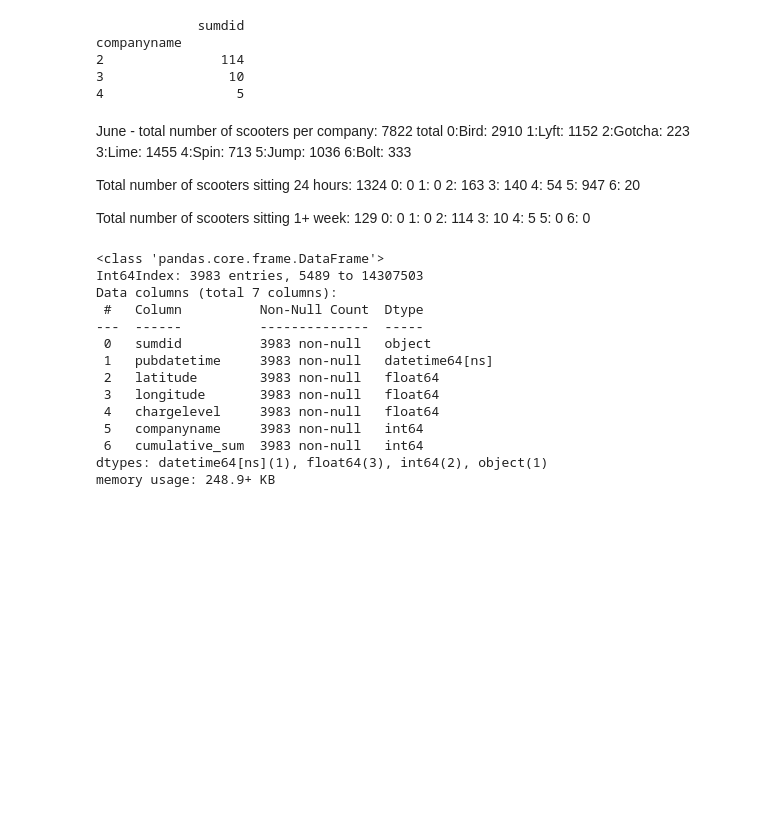
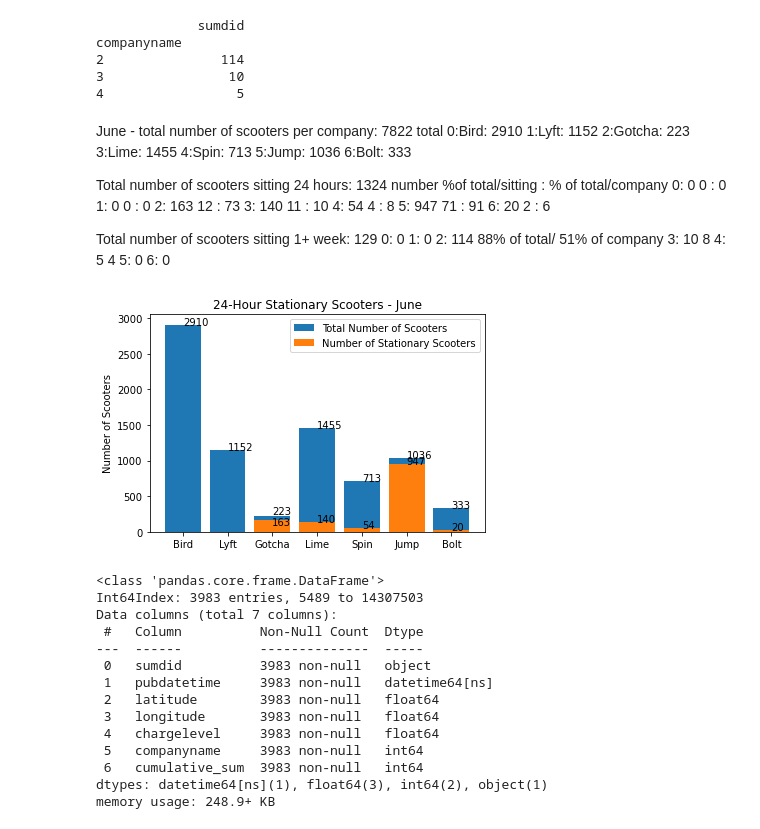
Before and after one commit to Rhunsilval/nashville_scooters_python, a Jupyter notebook: notebooks/5_stationary_scooter_analysis_visuals.ipynb, the cells around one changed output. Saved outputs shown, nothing was run; the diff lists cells and outputs as text; code cells hidden in the pictures; blank space fills up the shorter version.

```diff
--- a/notebooks/5_stationary_scooter_analysis_visuals.ipynb
+++ b/notebooks/5_stationary_scooter_analysis_visuals.ipynb
@@ -949,19 +1019,55 @@ June - total number of scooters per company:  7822 total
 6:Bolt: 333
 
 Total number of scooters sitting 24 hours: 1324
-0: 0
-1: 0
-2: 163
-3: 140
-4: 54
-5: 947
-6: 20
+number    %of total/sitting :  % of total/company
+0: 0             0          :  0
+1: 0             0          :  0
+2: 163           12         :  73
+3: 140           11         :  10
+4: 54            4          :  8
+5: 947           71         :  91
+6: 20            2          :  6
 
 Total number of scooters sitting 1+ week: 129
 0: 0
 1: 0
-2: 114
-3: 10
-4: 5
+2: 114   88% of total/ 51% of company
+3: 10     8
+4: 5      4
 5: 0
 6: 0
+# %%
+June_scooter_viz = pd.DataFrame({
+    "Company" : ["Bird", "Lyft","Gotcha", "Lime","Spin","Jump","Bolt"],
+    "Total_Number_of_Scooters" : [2910, 1152, 223, 1455, 713, 1036, 333],
+    "Number_of_24hour_Stationary_Scooters" : [0, 0, 163, 140, 54, 947, 20],
+    "Number_of 1week_Stationary_Scooters" : [0,0,114,10,5,0,0]
+})
+
+
+June_scooter_viz2 = pd.DataFrame({
+    "company":["Gotcha", "Lime","Spin"],
+    "total_number":[223,1455,713],
+    "week_number":[114,10,5]
+})
+# %%
+plt.bar(June_scooter_viz.Company, June_scooter_viz.Total_Number_of_Scooters, label = 'Total Number of Scooters')
+plt.bar(June_scooter_viz.Company, June_scooter_viz.Number_of_24hour_Stationary_Scooters, label = 'Number of Stationary Scooters')
+plt.legend()
+plt.ylabel("Number of Scooters")
+plt.title("24-Hour Stationary Scooters - June")
+plt.text('Bird',2910,'2910')
+plt.text('Lyft',1152,'1152')
+plt.text('Gotcha',250,'223')
+plt.text('Gotcha',100,'163')
+plt.text('Lime',1455,'1455')
+plt.text('Lime',140,'140')
+plt.text('Spin', 713,'713')
+plt.text('Spin',54,'54')
+plt.text('Jump',1036,'1036')
+plt.text('Jump',947,'947')
+plt.text('Bolt',333,'333')
+plt.text('Bolt',20,'20')
+plt.show()
+# %% [output]
+[figure, added]
```
Also changed, not shown: parts of 8 cells of this notebook.
